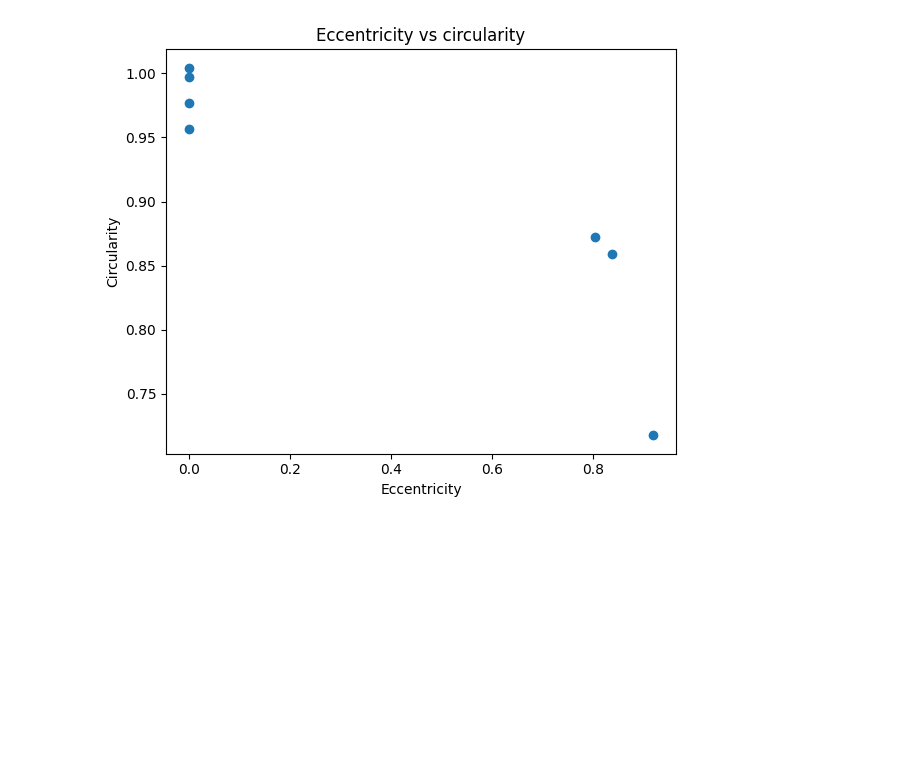
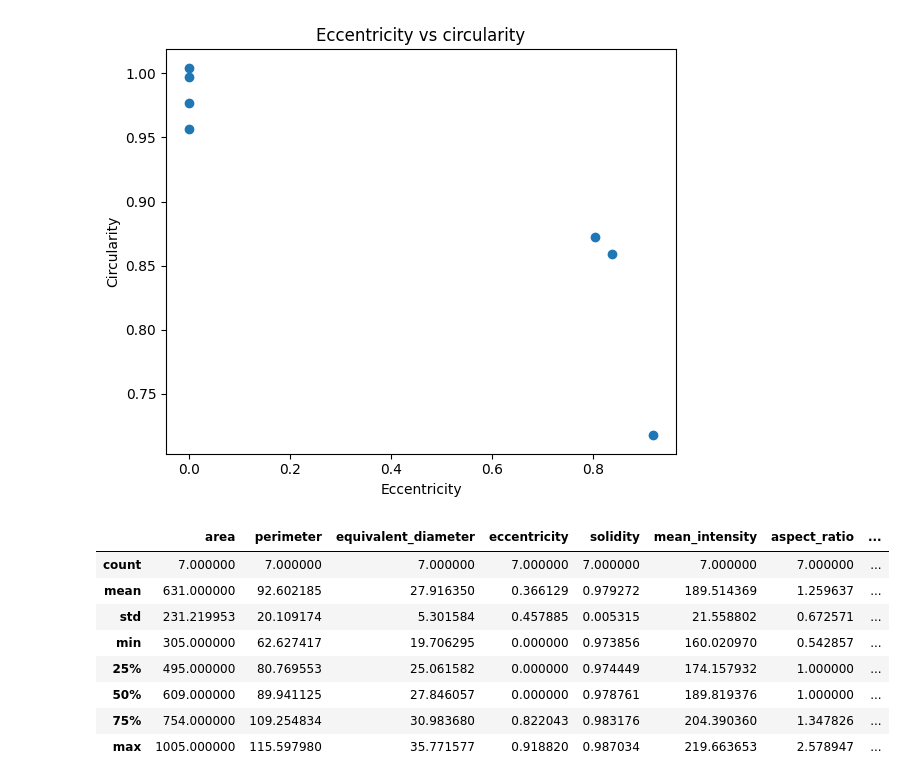
Before and after one commit to peterzm/ai-imaging-portfolio, a Jupyter notebook: 04_segmentation/notebooks/07_feature_extraction_from_segmented_regions.ipynb, the cells around one changed output. Drawn from its saved outputs; the diff is of its cells as text; code cells hidden in the pictures; blank space fills up the shorter version.

```diff
--- a/04_segmentation/notebooks/07_feature_extraction_from_segmented_regions.ipynb
+++ b/04_segmentation/notebooks/07_feature_extraction_from_segmented_regions.ipynb
@@ -342,4 +342,28 @@ plt.show()
 # %%
 """
 Resumen de estadistica de la extraccion de caracteristicas
 """
+summary_stats = df_features[
+    [
+        "area",
+        "perimeter",
+        "equivalent_diameter",
+        "eccentricity",
+        "solidity",
+        "mean_intensity",
+        "aspect_ratio",
+        "circularity"
+    ]
+].describe()
+
+summary_stats
+# %% [output]
+|  | area | perimeter | equivalent_diameter | eccentricity | solidity | mean_intensity | aspect_ratio | ... |
+| count | 7.000000 | 7.000000 | 7.000000 | 7.000000 | 7.000000 | 7.000000 | 7.000000 | ... |
+| mean | 631.000000 | 92.602185 | 27.916350 | 0.366129 | 0.979272 | 189.514369 | 1.259637 | ... |
+| std | 231.219953 | 20.109174 | 5.301584 | 0.457885 | 0.005315 | 21.558802 | 0.672571 | ... |
+| min | 305.000000 | 62.627417 | 19.706295 | 0.000000 | 0.973856 | 160.020970 | 0.542857 | ... |
+| 25% | 495.000000 | 80.769553 | 25.061582 | 0.000000 | 0.974449 | 174.157932 | 1.000000 | ... |
+| 50% | 609.000000 | 89.941125 | 27.846057 | 0.000000 | 0.978761 | 189.819376 | 1.000000 | ... |
+| 75% | 754.000000 | 109.254834 | 30.983680 | 0.822043 | 0.983176 | 204.390360 | 1.347826 | ... |
+| max | 1005.000000 | 115.597980 | 35.771577 | 0.918820 | 0.987034 | 219.663653 | 2.578947 | ... |
```
Also changed, not shown: parts of 2 cells of this notebook, 1 other file.
